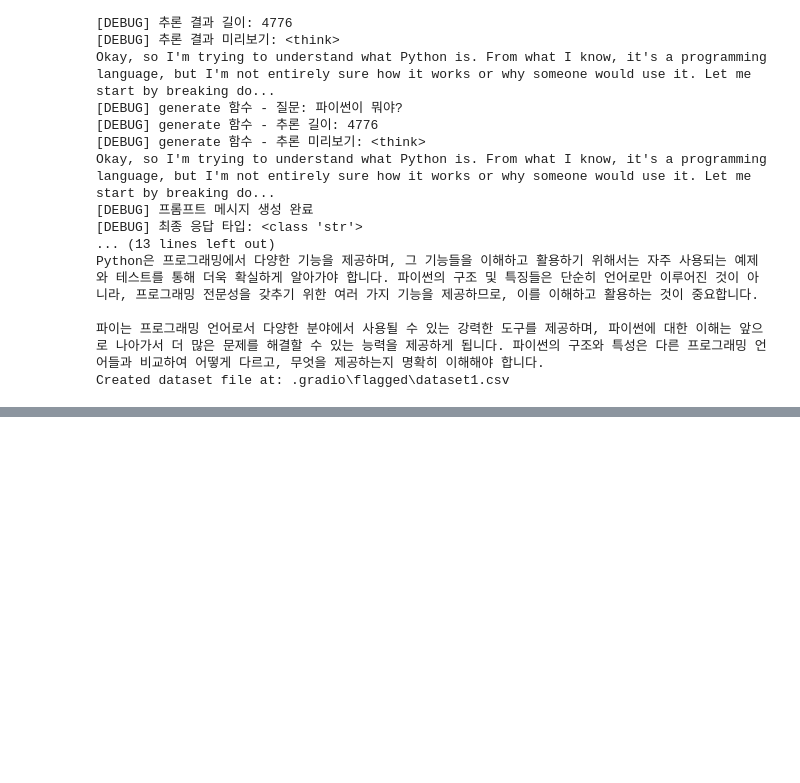
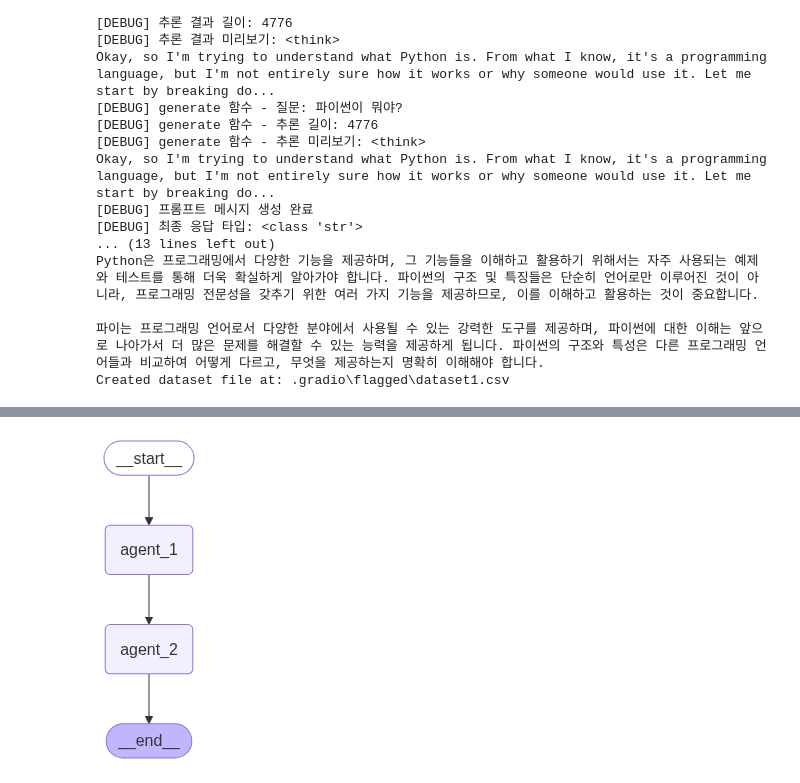
Before and after one commit to woogi123/LangChain, a Jupyter notebook: Ollama/Ollama_실습.ipynb, the cells around one changed output, grey strips where cells are left out. Drawn from its saved outputs; the diff is of its cells as text; code cells hidden in the pictures; blank space fills up the shorter version.

```diff
--- a/Ollama/Ollama_실습.ipynb
+++ b/Ollama/Ollama_실습.ipynb
@@ -509,0 +591,11 @@ Created dataset file at: .gradio\flagged\dataset1.csv
+# %%
+from IPython.display import Image, display
+from langchain_core.runnables.graph import MermaidDrawMethod
+
+display(
+    Image(
+        app.get_graph().draw_mermaid_png(draw_method=MermaidDrawMethod.API)
+    )
+)
+# %% [output]
+[figure, added]
```
Also changed, not shown: parts of 2 cells of this notebook, 5 other files.
